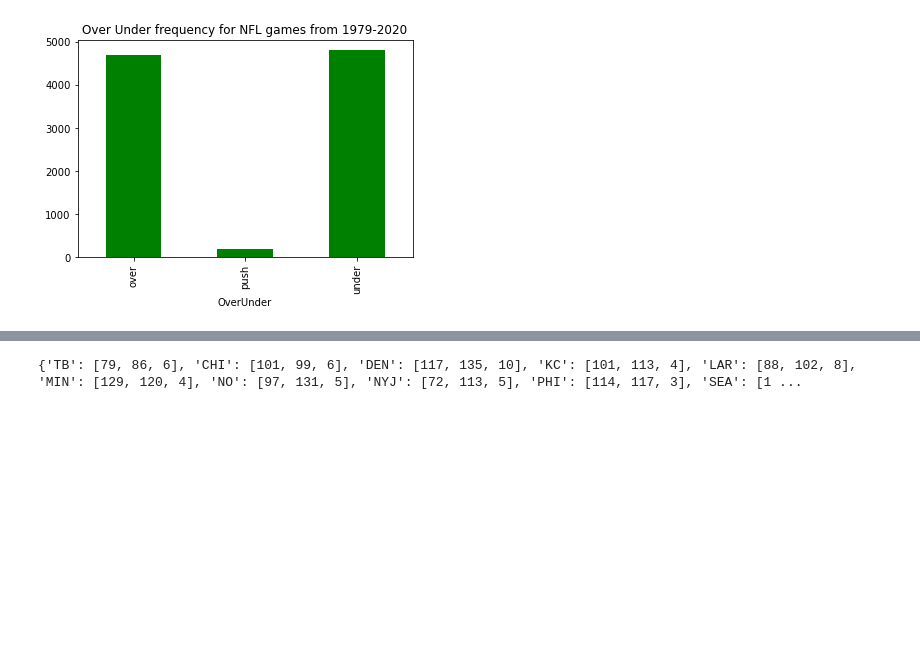
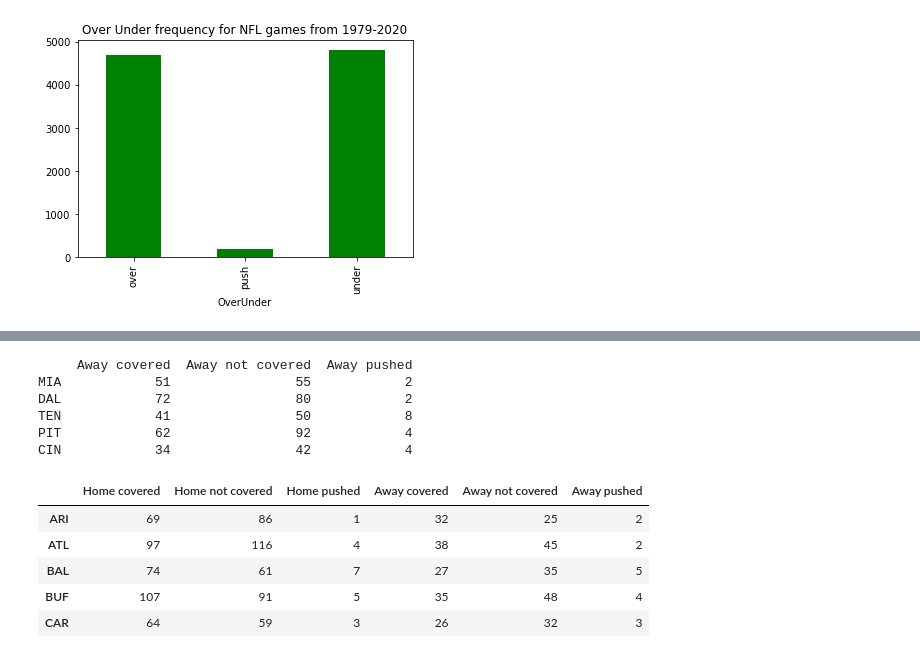
Before and after one commit to KenSaville/NFL-Betting-Analysis, a Jupyter notebook: NFL_betting.ipynb, the cells around one changed output, grey strips where cells are left out. Cells and saved outputs as stored; diff of their text form; code cells hidden in the pictures; blank space fills up the shorter version.

Commit message:
playing around with filtering cover data
was able to make a dataframe fr toal counts, still working on er year and graphs

```diff
--- a/NFL_betting.ipynb
+++ b/NFL_betting.ipynb
@@ -97,7 +140,7 @@ nfl.head()
 nfl['schedule_date']=pd.to_datetime(nfl['schedule_date'])
 
 # convert over_under line to float
-nfl["over_under_line"] = pd.to_numeric(nfl_1979["over_under_line"], errors='coerce')
+nfl["over_under_line"] = pd.to_numeric(nfl["over_under_line"], errors='coerce')
 
 #check to see that the above worked
 #nfl.dtypes
@@ -412,6 +549,4 @@ nfl_1979.columns
 # %%
-
-
 
     home_records = {}
     away_records = {}
@@ -420,35 +555,76 @@ nfl_1979.columns
         home_team = row[4]
         away_team = row[7]
         fav_team = row[8]
-        cover = row[16]
+        cover = row[17]
 
         if home_team == fav_team:
             if home_team not in home_records:
                 home_records[home_team] = [0,0,0]
 
             if cover == 'yes':
                 home_records[home_team][0] += 1
 
             if cover == 'no':
                 home_records[home_team][1] += 1
 
             if cover == 'push':
                 home_records[home_team][2] += 1
 
         if away_team == fav_team:
             if away_team not in away_records:
                 away_records[away_team] = [0,0,0]
 
             if cover == 'yes':
                 away_records[away_team][0] += 1
 
             if cover == 'no':
                 away_records[away_team][1] += 1
 
             if cover == 'push':
                 away_records[away_team][2] += 1
 
 
-        print(home_records, away_records)
+home_records_df = pd.DataFrame(home_records).T
+
+away_records_df = pd.DataFrame(away_records).T
+
+home_records_df.columns = ['Home covered', 'Home not covered', 'Home pushed']
+
+#home_records_df.loc['DET']
+
+away_records_df.columns = ['Away covered', 'Away not covered', 'Away pushed']
+
+
+
+print(away_records_df.head())
+
+home_records_df.sort_index(inplace = True)
+
+#print(home_records_df.head())
+
+
+
+#home_records_df.head()
+cover_records_joined = home_records_df.join(away_records_df, on=None, how='left', lsuffix='', rsuffix='', sort=False)
+
+cover_records_joined.head()
+
+
+#cover_records_joined.plot(kind='barh')
+
+
+
+cover_records_joined.head()
 # %% [output]
-{'TB': [79, 86, 6], 'CHI': [101, 99, 6], 'DEN': [117, 135, 10], 'KC': [101, 113, 4], 'LAR': [88, 102, 8], 'MIN': [129, 120, 4], 'NO': [97, 131, 5], 'NYJ': [72, 113, 5], 'PHI': [114, 117, 3], 'SEA': [1 ...
+     Away covered  Away not covered  Away pushed
+MIA            51                55            2
+DAL            72                80            2
+TEN            41                50            8
+PIT            62                92            4
+CIN            34                42            4
+|  | Home covered | Home not covered | Home pushed | Away covered | Away not covered | Away pushed |
+| ARI | 69 | 86 | 1 | 32 | 25 | 2 |
+| ATL | 97 | 116 | 4 | 38 | 45 | 2 |
+| BAL | 74 | 61 | 7 | 27 | 35 | 5 |
+| BUF | 107 | 91 | 5 | 35 | 48 | 4 |
+| CAR | 64 | 59 | 3 | 26 | 32 | 3 |
```
Also changed, not shown: parts of 28 cells of this notebook.
